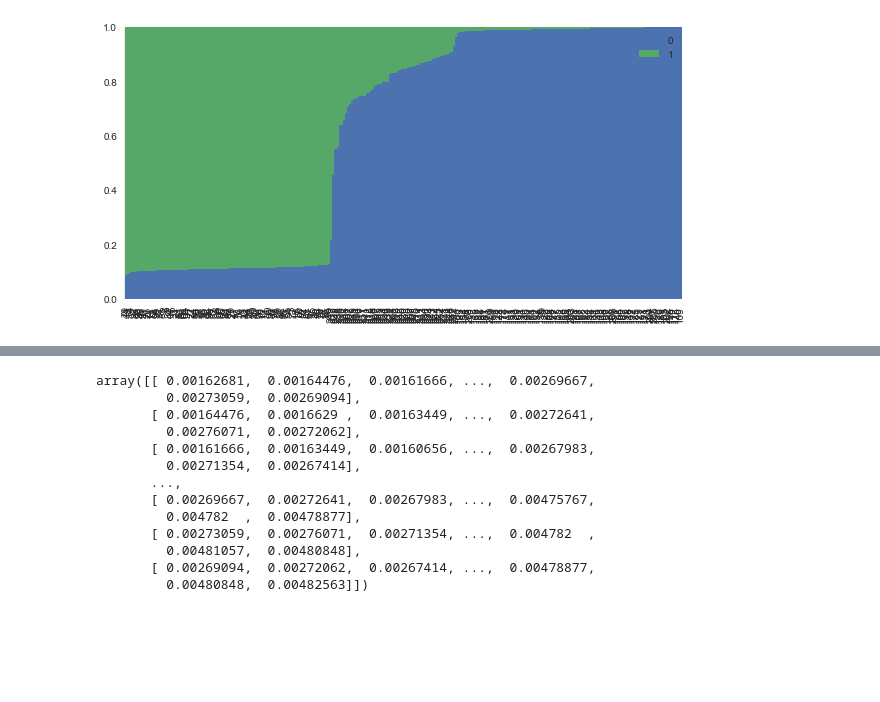
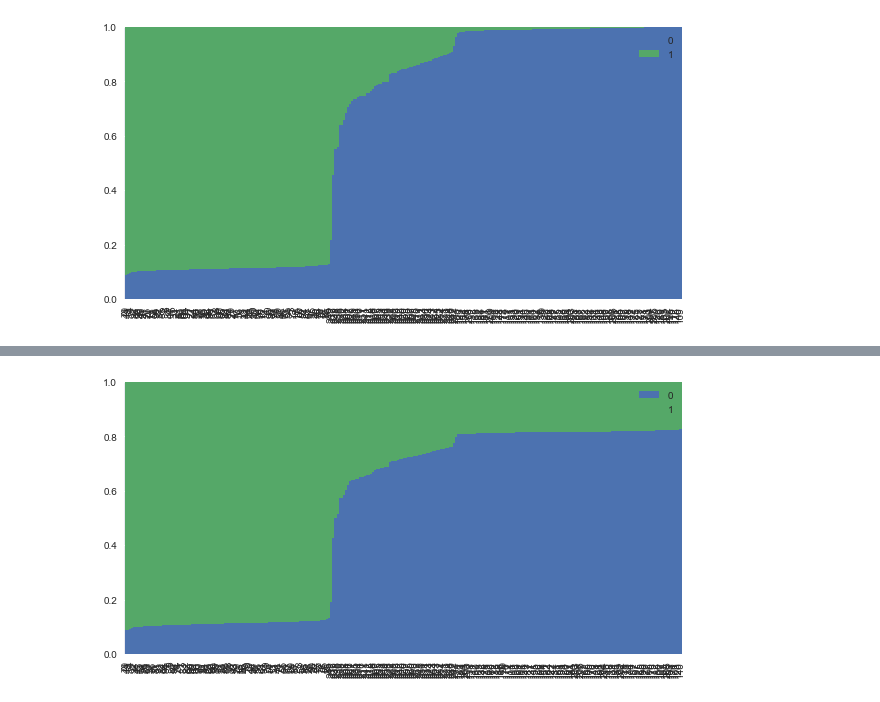
Before and after one commit to chengdai/rjnmf, a Jupyter notebook: Final Project.ipynb, the cells around one changed output, grey strips where cells are left out. Cells and saved outputs as stored; diff of their text form; code cells hidden in the pictures; blank space fills up the shorter version.

Commit message:
Added joint nmf along with symmetric nmf and edited notebook

```diff
--- a/Final Project.ipynb
+++ b/Final Project.ipynb
@@ -161,16 +163,17 @@ numpy.linalg.norm(H_orig.dot(H_t) - corr)
-# %%
-H_orig.dot(H_t)
-# %% [output]
-array([[ 0.00162681,  0.00164476,  0.00161666, ...,  0.00269667,
-         0.00273059,  0.00269094],
-       [ 0.00164476,  0.0016629 ,  0.00163449, ...,  0.00272641,
-         0.00276071,  0.00272062],
-       [ 0.00161666,  0.00163449,  0.00160656, ...,  0.00267983,
-         0.00271354,  0.00267414],
-       ...,
-       [ 0.00269667,  0.00272641,  0.00267983, ...,  0.00475767,
-         0.004782  ,  0.00478877],
-       [ 0.00273059,  0.00276071,  0.00271354, ...,  0.004782  ,
-         0.00481057,  0.00480848],
-       [ 0.00269094,  0.00272062,  0.00267414, ...,  0.00478877,
-         0.00480848,  0.00482563]])
+# %%
+octave.push('G', genomes)
+octave.push('C', corr)
+octave.eval('[W, H] = jointnmf(G, C, 2)', verbose=False)
+W = octave.pull('W')
+H = octave.pull('H')
+Ht_norm = H.T/H.T.sum(axis = 1)[:, numpy.newaxis]
+# %%
+import pandas
+import seaborn as sns
+import matplotlib.pyplot as plt
+sns.set()
+pandas.DataFrame(Ht_norm).sort_values(0).plot(kind='bar', stacked=True, linewidth = 0, figsize = (10,5), width=1.0)
+plt.ylim(0,1)
+plt.show()
+# %% [output]
+[figure, added]
```
Also changed, not shown: parts of 14 cells of this notebook, 18 other files.
